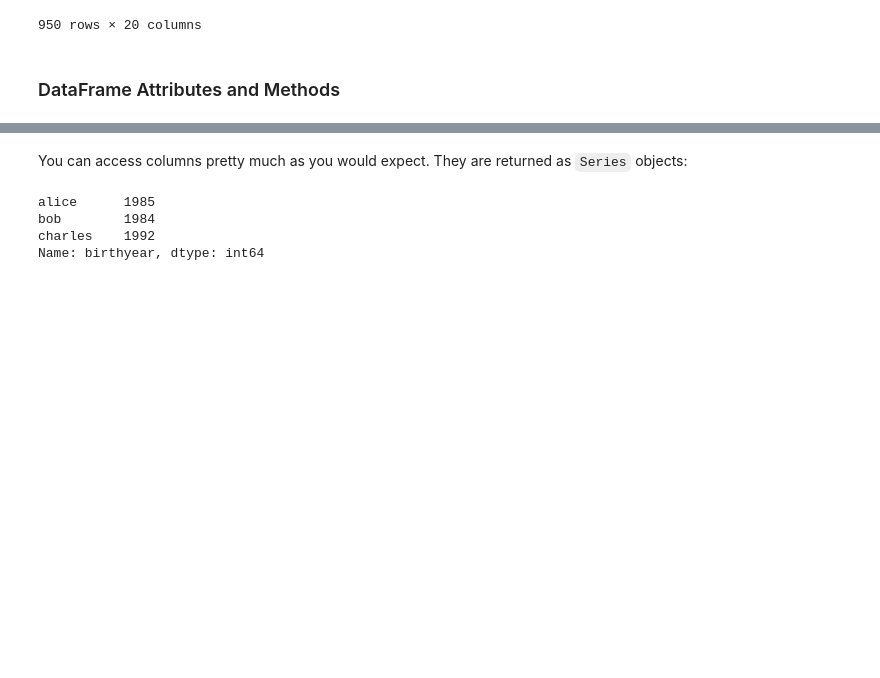
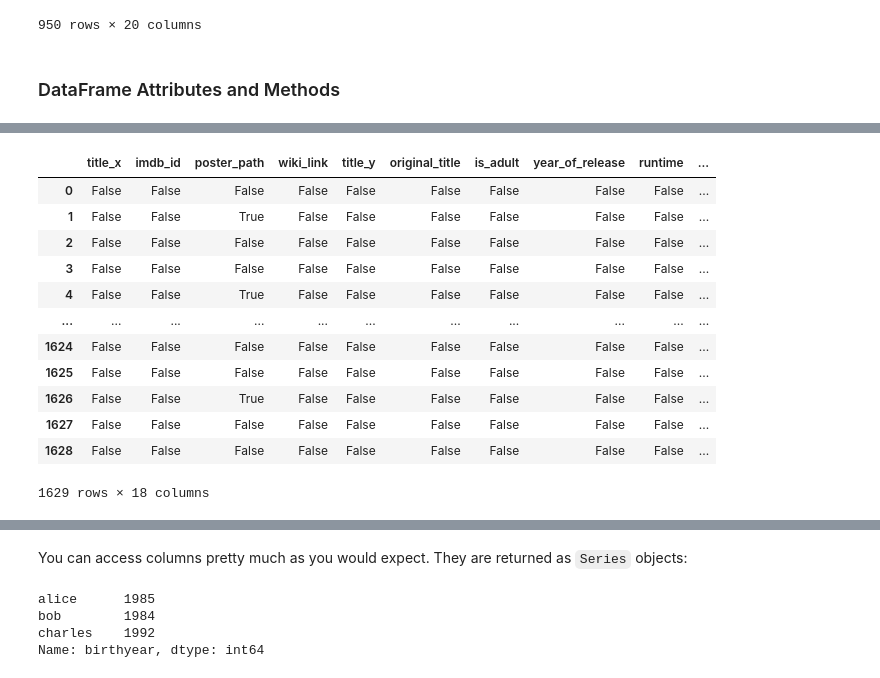
Before and after one commit to DevRitesh08/0.-Preparatory-Topics-for-ML, a Jupyter notebook: Pandas/tools_pandas.ipynb, the cells around one changed output, grey strips where cells are left out. Drawn from its saved outputs; the diff is of its cells as text; code cells hidden in the pictures; blank space fills up the shorter version.

```diff
--- a/Pandas/tools_pandas.ipynb
+++ b/Pandas/tools_pandas.ipynb
@@ -865,0 +1075,16 @@ ipl_matches
+# %%
+movies_df.isnull()
+# %% [output]
+|  | title_x | imdb_id | poster_path | wiki_link | title_y | original_title | is_adult | year_of_release | runtime | ... |
+| 0 | False | False | False | False | False | False | False | False | False | ... |
+| 1 | False | False | True | False | False | False | False | False | False | ... |
+| 2 | False | False | False | False | False | False | False | False | False | ... |
+| 3 | False | False | False | False | False | False | False | False | False | ... |
+| 4 | False | False | True | False | False | False | False | False | False | ... |
+| ... | ... | ... | ... | ... | ... | ... | ... | ... | ... | ... |
+| 1624 | False | False | False | False | False | False | False | False | False | ... |
+| 1625 | False | False | False | False | False | False | False | False | False | ... |
+| 1626 | False | False | True | False | False | False | False | False | False | ... |
+| 1627 | False | False | False | False | False | False | False | False | False | ... |
+| 1628 | False | False | False | False | False | False | False | False | False | ... |
+1629 rows × 18 columns
```
Also changed, not shown: parts of 63 cells of this notebook.
